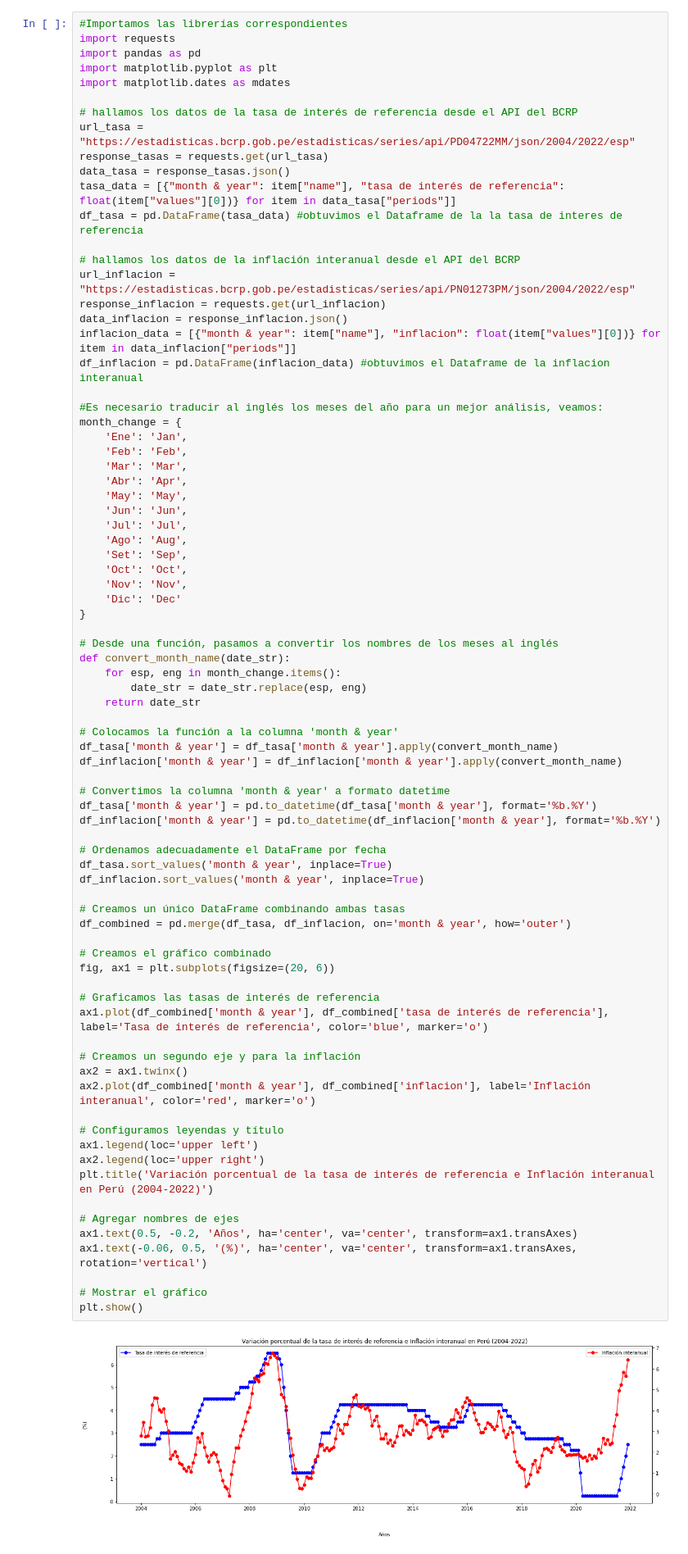
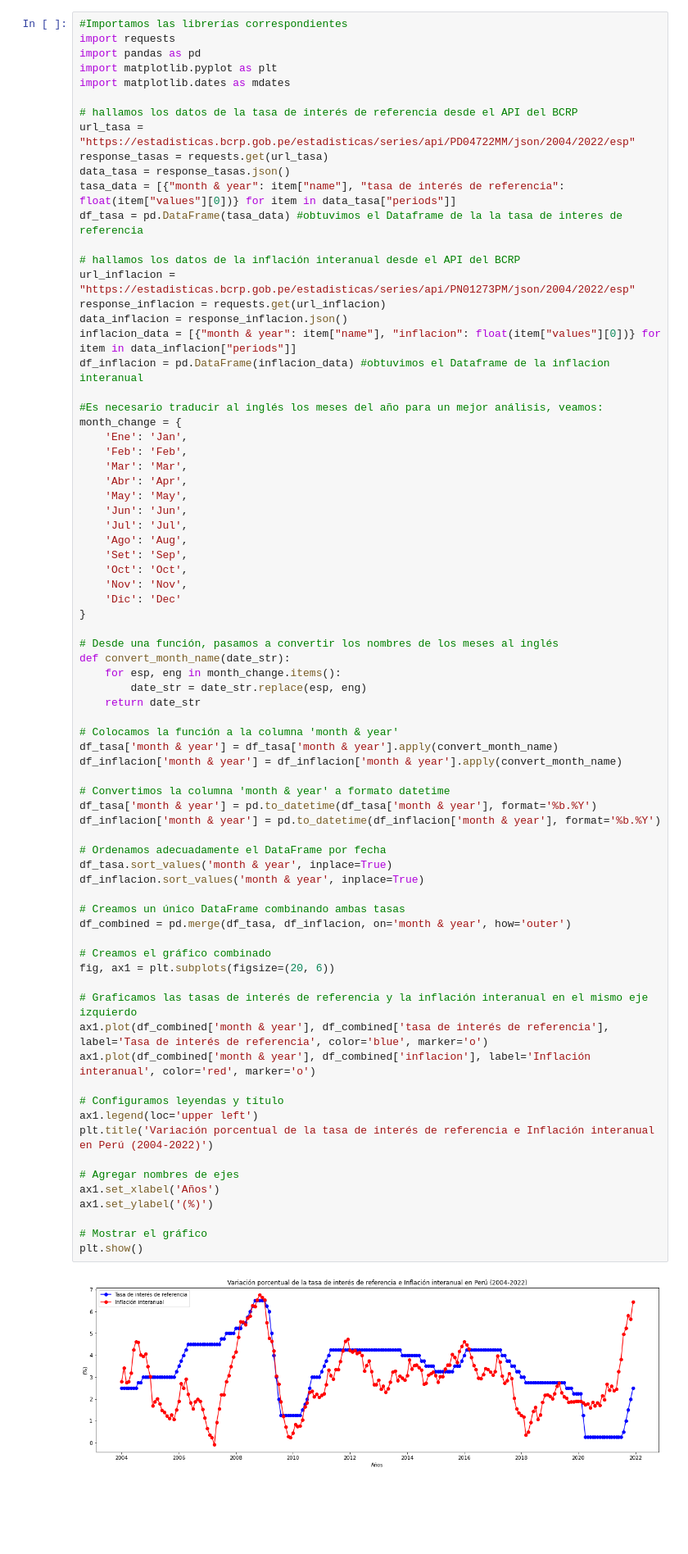
Before and after one commit to qlab-intro-python/proyecto-final-proyecto_final_canales_torres, a Jupyter notebook: proyecto_final_plantilla.ipynb, the cells around one changed output. Shown at 82% size. Cells and saved outputs as stored; diff of their text form; blank space fills up the shorter version.

```diff
--- a/proyecto_final_plantilla.ipynb
+++ b/proyecto_final_plantilla.ipynb
@@ -107,42 +107,38 @@ def convert_month_name(date_str):
 
 # Colocamos la función a la columna 'month & year'
 df_tasa['month & year'] = df_tasa['month & year'].apply(convert_month_name)
 df_inflacion['month & year'] = df_inflacion['month & year'].apply(convert_month_name)
 
 # Convertimos la columna 'month & year' a formato datetime
 df_tasa['month & year'] = pd.to_datetime(df_tasa['month & year'], format='%b.%Y')
 df_inflacion['month & year'] = pd.to_datetime(df_inflacion['month & year'], format='%b.%Y')
 
 # Ordenamos adecuadamente el DataFrame por fecha
 df_tasa.sort_values('month & year', inplace=True)
 df_inflacion.sort_values('month & year', inplace=True)
 
 # Creamos un único DataFrame combinando ambas tasas
 df_combined = pd.merge(df_tasa, df_inflacion, on='month & year', how='outer')
 
 # Creamos el gráfico combinado
 fig, ax1 = plt.subplots(figsize=(20, 6))
 
-# Graficamos las tasas de interés de referencia
+# Graficamos las tasas de interés de referencia y la inflación interanual en el mismo eje izquierdo
 ax1.plot(df_combined['month & year'], df_combined['tasa de interés de referencia'], label='Tasa de interés de referencia', color='blue', marker='o')
-
-# Creamos un segundo eje y para la inflación
-ax2 = ax1.twinx()
-ax2.plot(df_combined['month & year'], df_combined['inflacion'], label='Inflación interanual', color='red', marker='o')
+ax1.plot(df_combined['month & year'], df_combined['inflacion'], label='Inflación interanual', color='red', marker='o')
 
 # Configuramos leyendas y título
 ax1.legend(loc='upper left')
-ax2.legend(loc='upper right')
 plt.title('Variación porcentual de la tasa de interés de referencia e Inflación interanual en Perú (2004-2022)')
 
 # Agregar nombres de ejes
-ax1.text(0.5, -0.2, 'Años', ha='center', va='center', transform=ax1.transAxes)
-ax1.text(-0.06, 0.5, '(%)', ha='center', va='center', transform=ax1.transAxes, rotation='vertical')
+ax1.set_xlabel('Años')
+ax1.set_ylabel('(%)')
 
 # Mostrar el gráfico
 plt.show()
 # %% [output]
-[figure, old version]
+[figure, new version]
 # %% [markdown]
 Análisis del gráfico:
 
```
Also changed, not shown: parts of 1 cell of this notebook.
